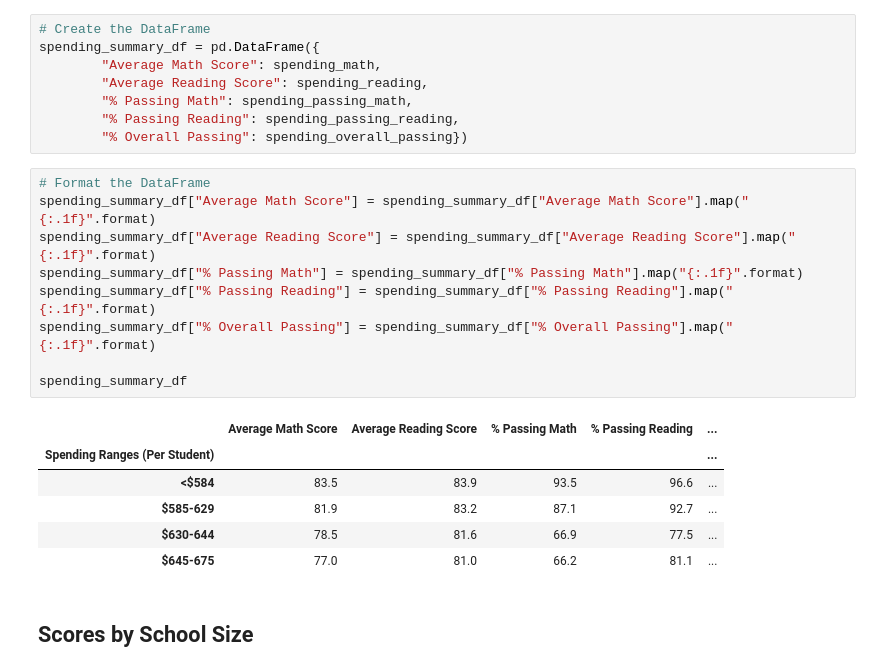
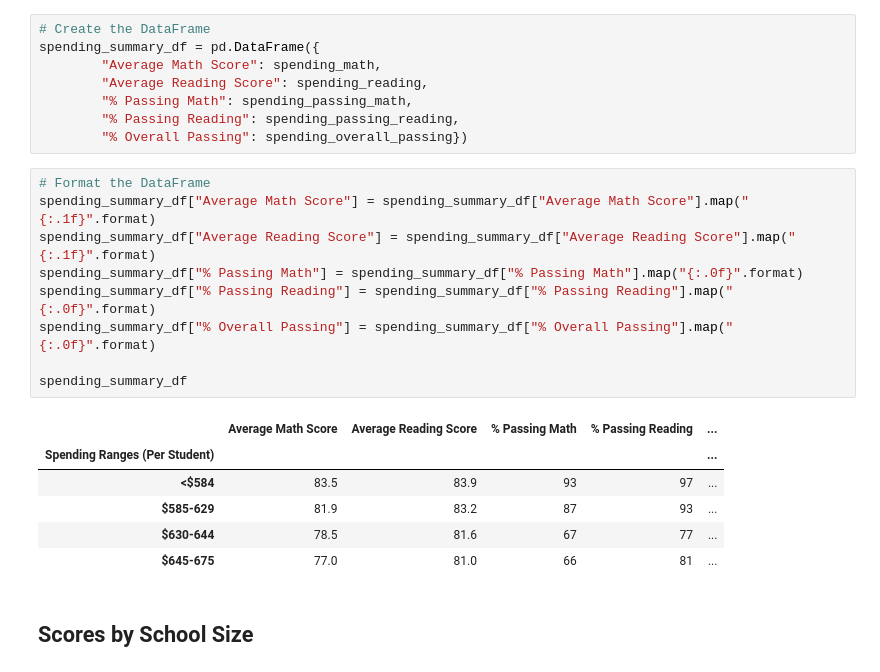
Before and after one commit to jlynw/School_District_Analysis, a Jupyter notebook: PyCitySchools_Challenge.ipynb, the cells around one changed output. Saved outputs shown, nothing was run; the diff lists cells and outputs as text.

```diff
--- a/PyCitySchools_Challenge.ipynb
+++ b/PyCitySchools_Challenge.ipynb
@@ -427,19 +427,19 @@ spending_summary_df = pd.DataFrame({
 # %%
 # Format the DataFrame
 spending_summary_df["Average Math Score"] = spending_summary_df["Average Math Score"].map("{:.1f}".format)
 spending_summary_df["Average Reading Score"] = spending_summary_df["Average Reading Score"].map("{:.1f}".format)
-spending_summary_df["% Passing Math"] = spending_summary_df["% Passing Math"].map("{:.1f}".format)
-spending_summary_df["% Passing Reading"] = spending_summary_df["% Passing Reading"].map("{:.1f}".format)
-spending_summary_df["% Overall Passing"] = spending_summary_df["% Overall Passing"].map("{:.1f}".format)
+spending_summary_df["% Passing Math"] = spending_summary_df["% Passing Math"].map("{:.0f}".format)
+spending_summary_df["% Passing Reading"] = spending_summary_df["% Passing Reading"].map("{:.0f}".format)
+spending_summary_df["% Overall Passing"] = spending_summary_df["% Overall Passing"].map("{:.0f}".format)
 
 spending_summary_df
 # %% [output]
 |  | Average Math Score | Average Reading Score | % Passing Math | % Passing Reading | ... |
 | Spending Ranges (Per Student) |  |  |  |  | ... |
-| <$584 | 83.5 | 83.9 | 93.5 | 96.6 | ... |
-| $585-629 | 81.9 | 83.2 | 87.1 | 92.7 | ... |
-| $630-644 | 78.5 | 81.6 | 66.9 | 77.5 | ... |
-| $645-675 | 77.0 | 81.0 | 66.2 | 81.1 | ... |
+| <$584 | 83.5 | 83.9 | 93 | 97 | ... |
+| $585-629 | 81.9 | 83.2 | 87 | 93 | ... |
+| $630-644 | 78.5 | 81.6 | 67 | 77 | ... |
+| $645-675 | 77.0 | 81.0 | 66 | 81 | ... |
 # %% [markdown]
 ## Scores by School Size
 # %%
```
